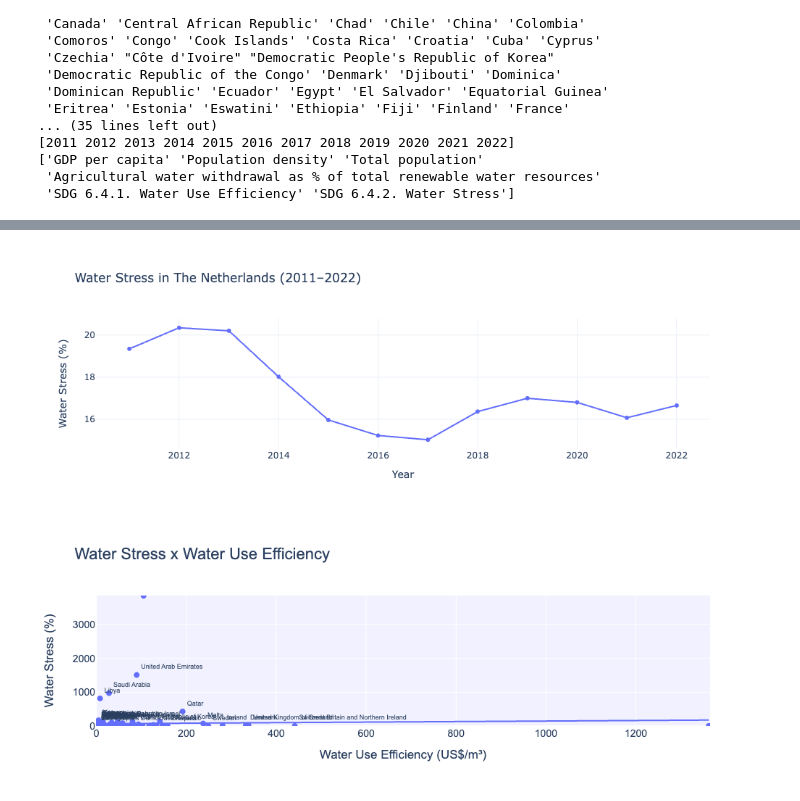
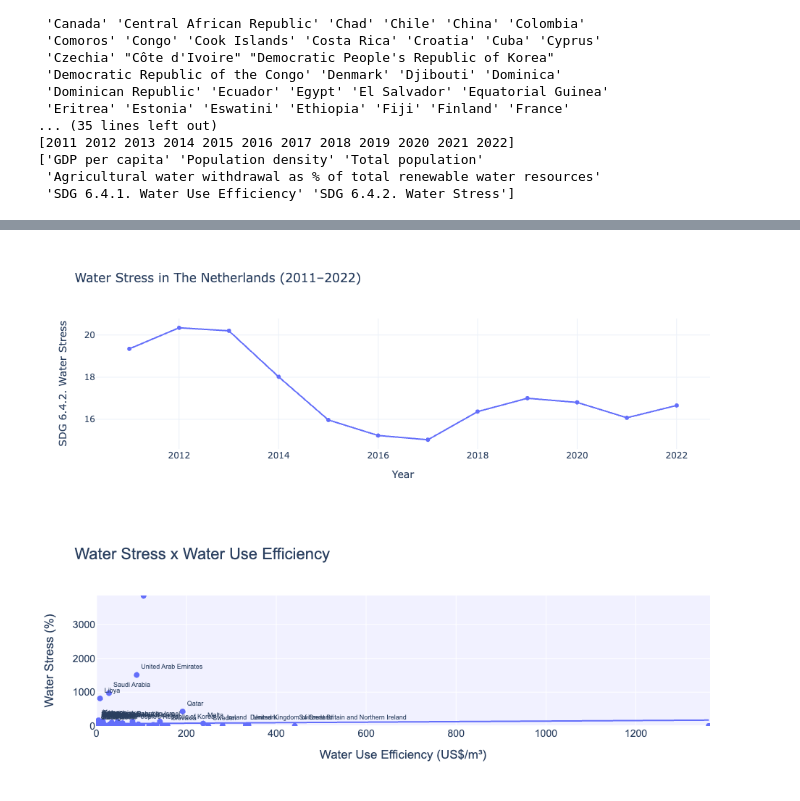
Before and after one commit to AquaLens/capstone, a Jupyter notebook: Data_Visualizations/water_stress_water_use_efficiency.ipynb, the cells around one changed output, grey strips where cells are left out. Cells and saved outputs as stored; diff of their text form; code cells hidden in the pictures.

```diff
--- a/Data_Visualizations/water_stress_water_use_efficiency.ipynb
+++ b/Data_Visualizations/water_stress_water_use_efficiency.ipynb
@@ -128,21 +139,21 @@ water_stress_nl.head(12)
 # %%
 # visualization updated for The Netherlands Water Stress Through the Years
 fig = px.line(
     water_stress_nl,
     x='Year',
-    y='Value',
+    y='SDG 6.4.2. Water Stress',
     title='Water Stress in The Netherlands (2011–2022)',
     labels={'Value': 'Water Stress (%)'},
     markers=True
 )
 
 fig.update_layout(template='plotly_white')
 
 #save as interactive HTML
-fig.write_html("docs/data/visual_charts_graphs/netherlands_water_stress_2011_2022.html")
+fig.write_html("netherlands_water_stress_2011_2022.html")
 fig.show()
 # %% [output]
-[figure, old version]
+[figure, new version]
 # %%
 # visualization scatter 'water use efficiency' x 'water stress'
 recent_year = df_waterstress_clean['Year'].max()
```
Also changed, not shown: parts of 3 cells of this notebook, 2 other files.
